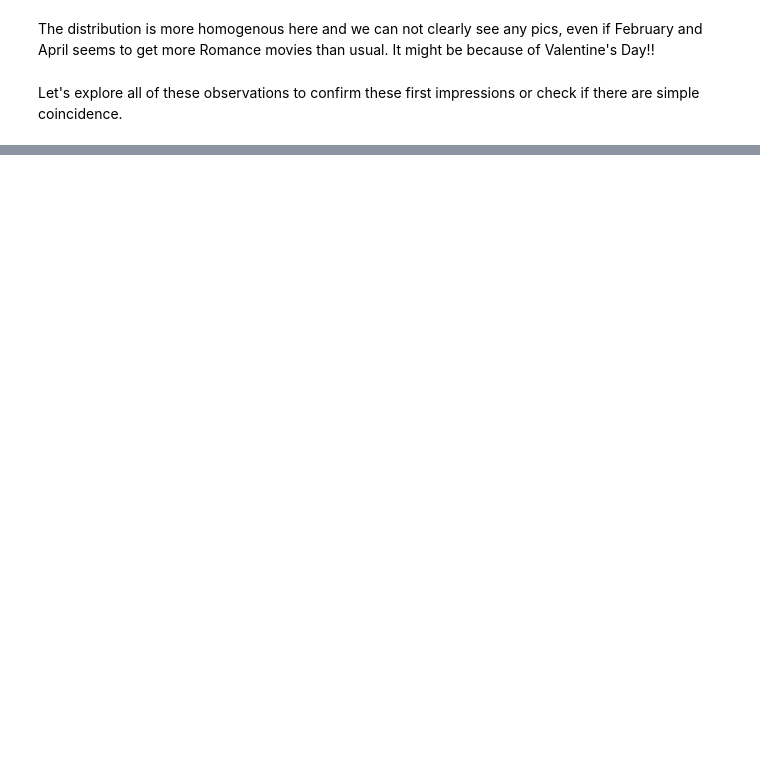
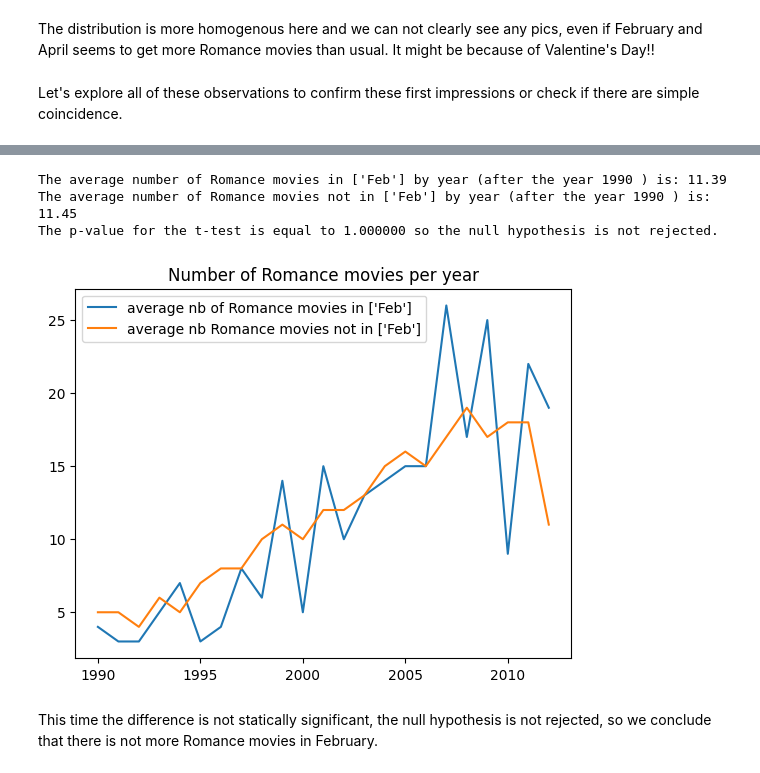
Before and after one commit to epfl-ada/ada-2023-project-dat4k, a Jupyter notebook: P2_final.ipynb, the cells around one changed output, grey strips where cells are left out. Drawn from its saved outputs; the diff is of its cells as text; code cells hidden in the pictures; blank space fills up the shorter version.

```diff
--- a/P2_final.ipynb
+++ b/P2_final.ipynb
@@ -332,0 +392,11 @@ Let's explore all of these observations to confirm these first impressions or ch
+# %%
+months = pd.Series([2])
+# %%
+ttest(df_clean_genre,'Romance', months, 1990) #df, genre, month, min year considered (optional)
+# %% [output]
+The average number of Romance movies in ['Feb'] by year (after the year 1990 ) is: 11.39
+The average number of Romance movies not in ['Feb'] by year (after the year 1990 ) is: 11.45
+The p-value for the t-test is equal to 1.000000 so the null hypothesis is not rejected.
+[figure, added]
+# %% [markdown]
+This time the difference is not statically significant, the null hypothesis is not rejected, so we conclude that there is not more Romance movies in February.
```
Also changed, not shown: parts of 23 cells of this notebook, 4 other files.
